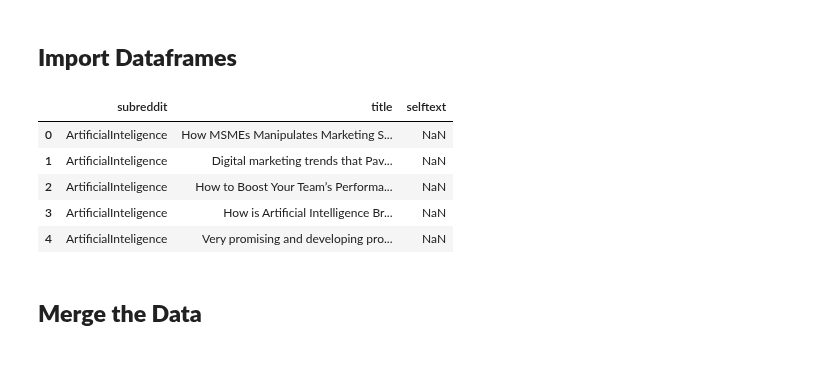
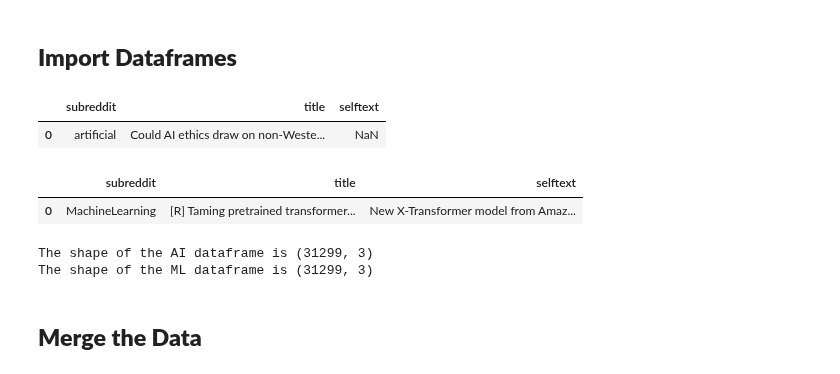
Before and after one commit to amcurley/GA_projects, a Jupyter notebook: Projects/project_3-master/title_selftext.ipynb, the cells around one changed output. Saved outputs shown, nothing was run; the diff lists cells and outputs as text; code cells hidden in the pictures.

```diff
--- a/Projects/project_3-master/title_selftext.ipynb
+++ b/Projects/project_3-master/title_selftext.ipynb
@@ -13,17 +13,24 @@ from sklearn.feature_extraction import stop_words
 # %% [markdown]
 ## **Import Dataframes**
 # %%
-data_ai = pd.read_csv('../project_3-master/data/data_ai.csv')
-data_ml = pd.read_csv('../project_3-master/data/data_ml.csv')
+data_ai = pd.read_csv('./data/data_ai.csv')
+data_ml = pd.read_csv('./data/data_ml.csv')
 # %%
-data_ai.head()
+data_ai.head(1)
 # %% [output]
 |  | subreddit | title | selftext |
-| 0 | ArtificialInteligence | How MSMEs Manipulates Marketing S... | NaN |
-| 1 | ArtificialInteligence | Digital marketing trends that Pav... | NaN |
-| 2 | ArtificialInteligence | How to Boost Your Team’s Performa... | NaN |
-| 3 | ArtificialInteligence | How is Artificial Intelligence Br... | NaN |
-| 4 | ArtificialInteligence | Very promising and developing pro... | NaN |
+| 0 | artificial | Could AI ethics draw on non-Weste... | NaN |
+# %%
+data_ml.head(1)
+# %% [output]
+|  | subreddit | title | selftext |
+| 0 | MachineLearning | [R] Taming pretrained transformer... | New X-Transformer model from Amaz... |
+# %%
+print(f'The shape of the AI dataframe is {data_ai.shape}')
+print(f'The shape of the ML dataframe is {data_ml.shape}')
+# %% [output]
+The shape of the AI dataframe is (31299, 3)
+The shape of the ML dataframe is (31299, 3)
 # %% [markdown]
 ## **Merge the Data**
 # %%
```
Also changed, not shown: parts of 7 cells of this notebook, 2 other files.
